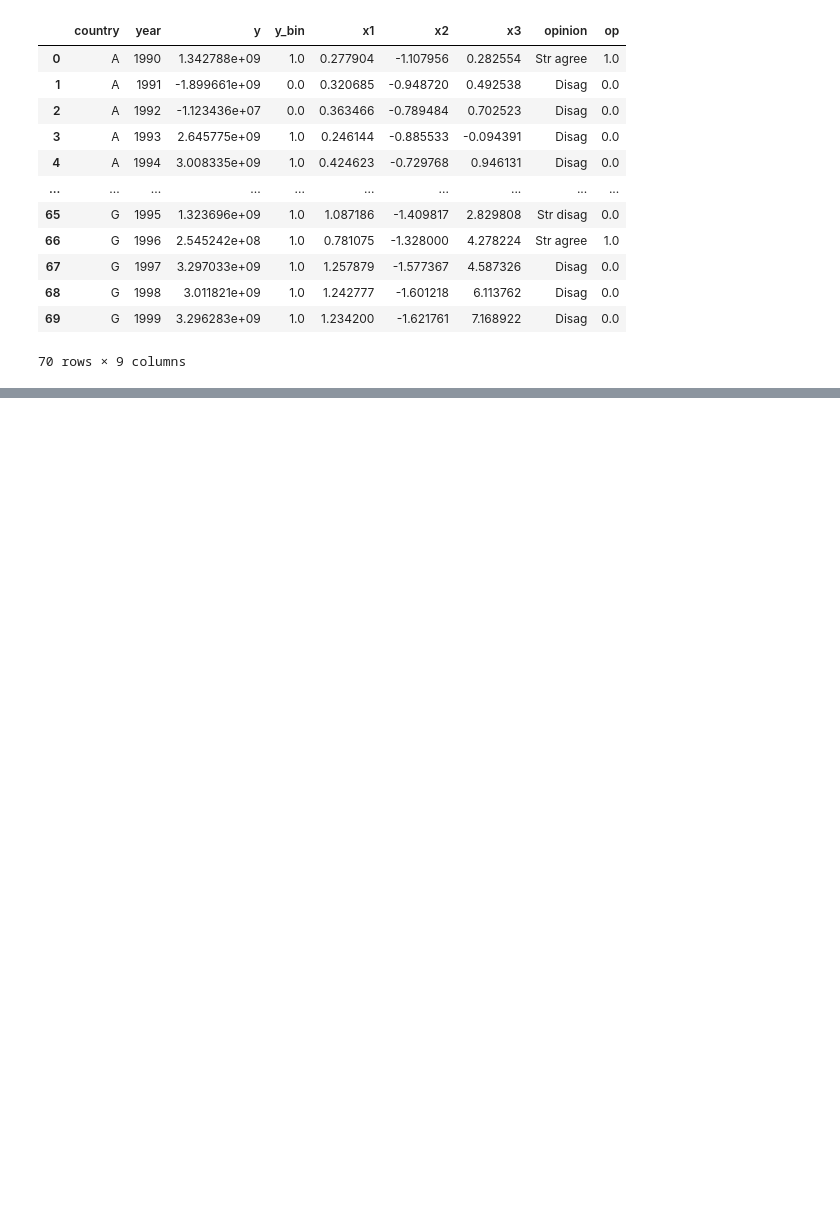
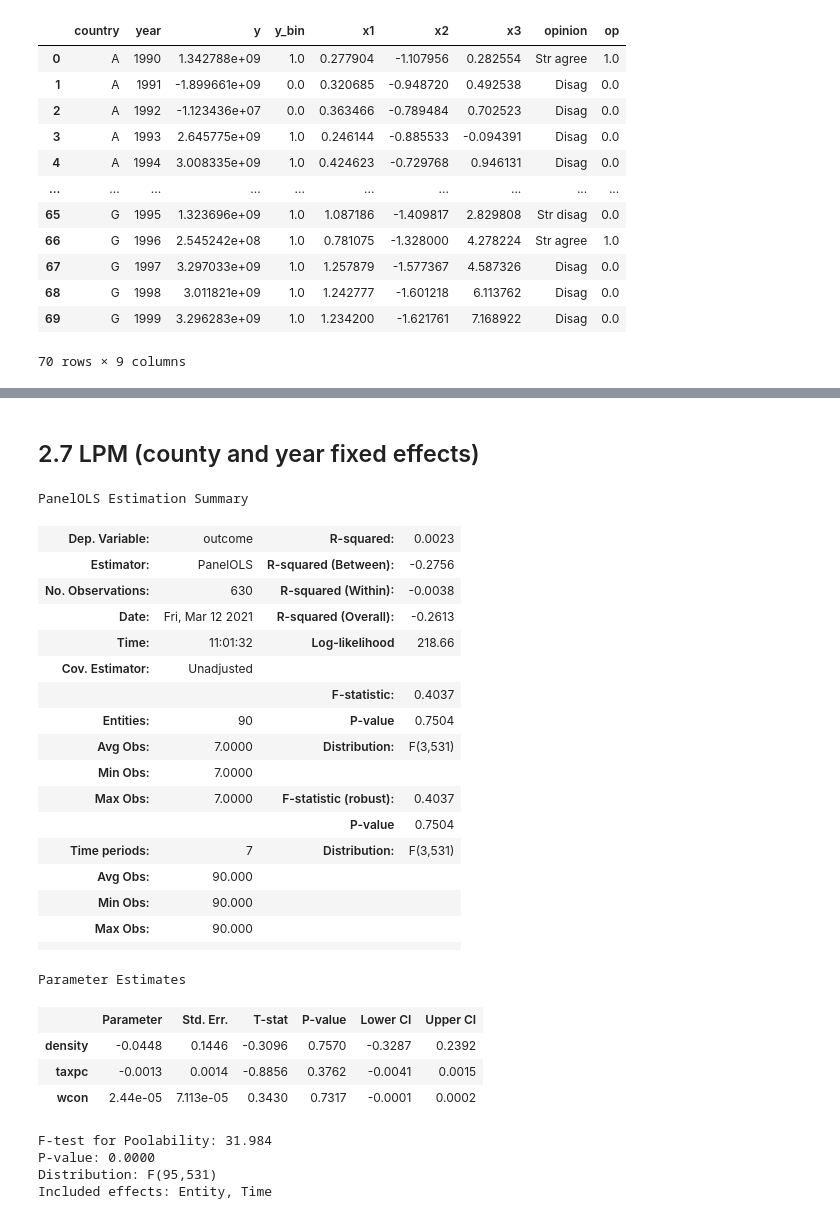
Before and after one commit to topher-lo/PyEC333, a Jupyter notebook: notebooks/8_nonlinear_panel.ipynb, the cells around one changed output, grey strips where cells are left out. Saved outputs shown, nothing was run; the diff lists cells and outputs as text; code cells hidden in the pictures; blank space fills up the shorter version.

```diff
--- a/notebooks/8_nonlinear_panel.ipynb
+++ b/notebooks/8_nonlinear_panel.ipynb
@@ -70,0 +360,37 @@ years = data['year']
+# %% [markdown]
+## 2.7 LPM (county and year fixed effects)
+# %%
+# Entity and time period fixed effects
+
+twoways_fe_formula = "outcome ~ density + taxpc + wcon + pctmin + TimeEffects + EntityEffects"
+mod_twoways_fe = PanelOLS.from_formula(twoways_fe_formula, data=panel_data, drop_absorbed=True)
+res_twoways_fe = mod_twoways_fe.fit()
+res_twoways_fe.summary
+# %% [output]
+PanelOLS Estimation Summary
+| Dep. Variable: | outcome | R-squared: | 0.0023 |
+| Estimator: | PanelOLS | R-squared (Between): | -0.2756 |
+| No. Observations: | 630 | R-squared (Within): | -0.0038 |
+| Date: | Fri, Mar 12 2021 | R-squared (Overall): | -0.2613 |
+| Time: | 11:01:32 | Log-likelihood | 218.66 |
+| Cov. Estimator: | Unadjusted |  |  |
+|  |  | F-statistic: | 0.4037 |
+| Entities: | 90 | P-value | 0.7504 |
+| Avg Obs: | 7.0000 | Distribution: | F(3,531) |
+| Min Obs: | 7.0000 |  |  |
+| Max Obs: | 7.0000 | F-statistic (robust): | 0.4037 |
+|  |  | P-value | 0.7504 |
+| Time periods: | 7 | Distribution: | F(3,531) |
+| Avg Obs: | 90.000 |  |  |
+| Min Obs: | 90.000 |  |  |
+| Max Obs: | 90.000 |  |  |
+|  |  |  |  |
+Parameter Estimates
+|  | Parameter | Std. Err. | T-stat | P-value | Lower CI | Upper CI |
+| density | -0.0448 | 0.1446 | -0.3096 | 0.7570 | -0.3287 | 0.2392 |
+| taxpc | -0.0013 | 0.0014 | -0.8856 | 0.3762 | -0.0041 | 0.0015 |
+| wcon | 2.44e-05 | 7.113e-05 | 0.3430 | 0.7317 | -0.0001 | 0.0002 |
+F-test for Poolability: 31.984
+P-value: 0.0000
+Distribution: F(95,531)
+Included effects: Entity, Time
```
Also changed, not shown: parts of 28 cells of this notebook, 1 other file.
